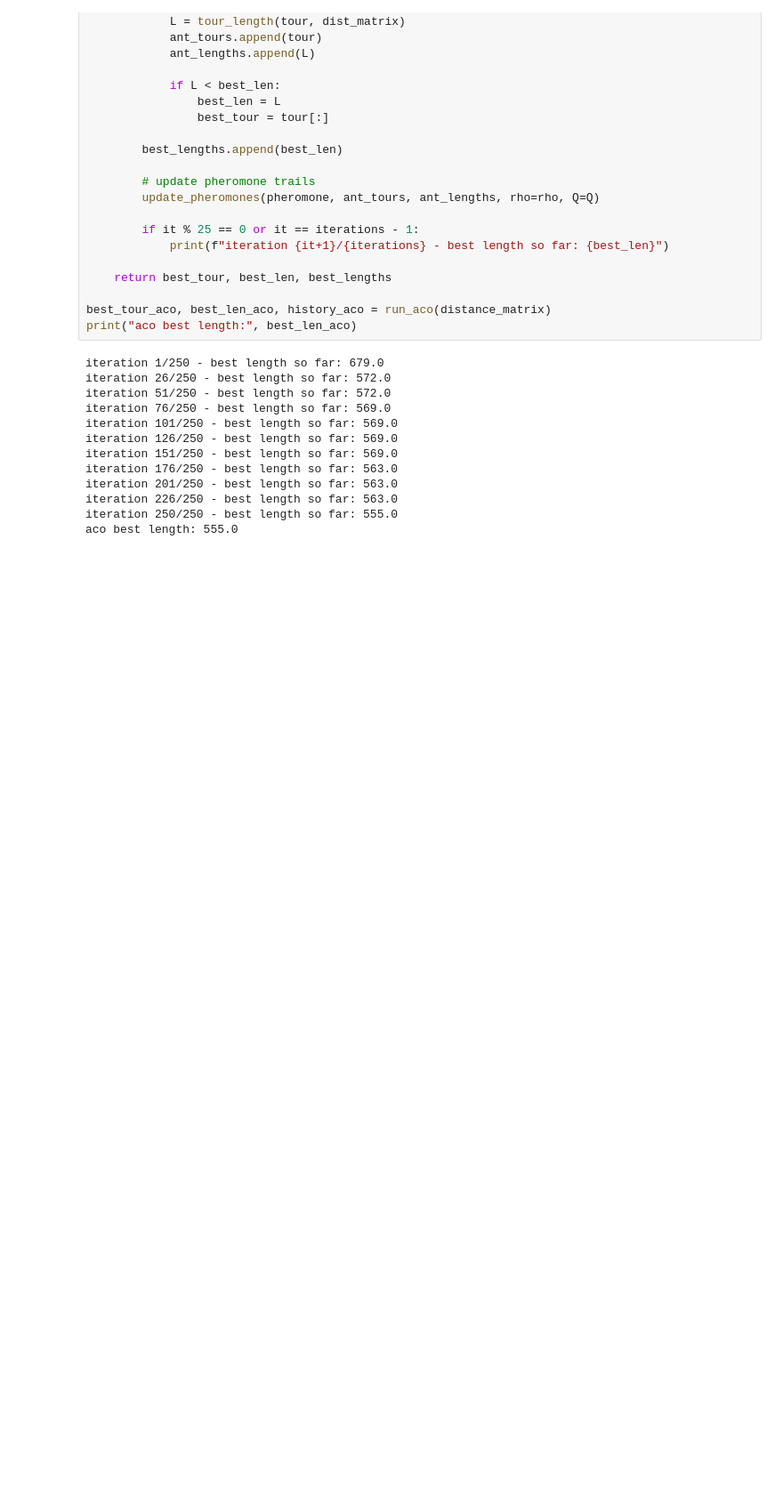
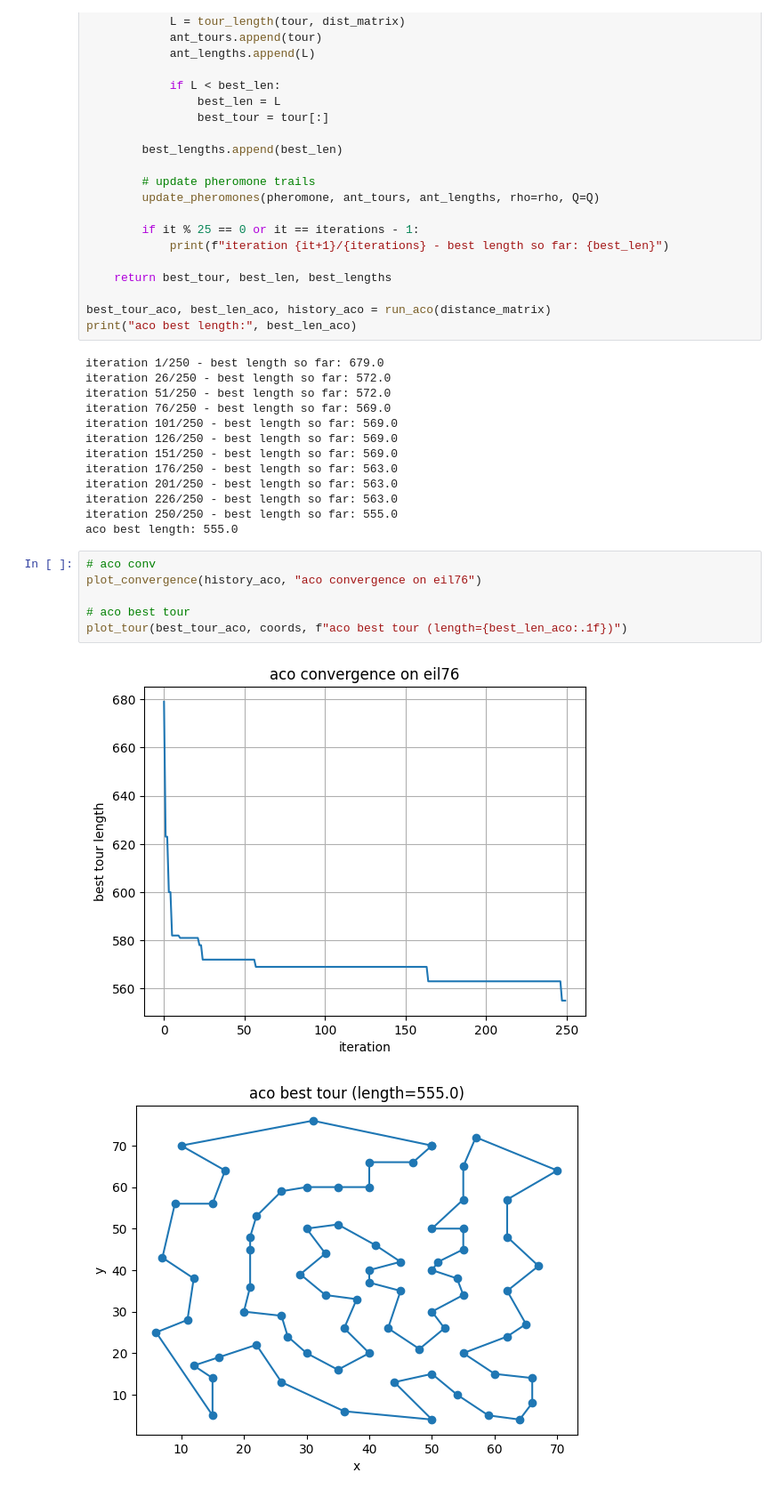
Before and after one commit to reyamm/Metaheuristic-Optimization-for-a-Real-World-Problem, a Jupyter notebook: Metaheuristic_Optimization_Proj.ipynb, the cells around one changed output. Shown at 89% size. Cells and saved outputs as stored; diff of their text form; blank space fills up the shorter version.

```diff
--- a/Metaheuristic_Optimization_Proj.ipynb
+++ b/Metaheuristic_Optimization_Proj.ipynb
@@ -466,4 +356,13 @@ iteration 201/250 - best length so far: 563.0
 iteration 226/250 - best length so far: 563.0
 iteration 250/250 - best length so far: 555.0
 aco best length: 555.0
+# %%
+# aco conv
+plot_convergence(history_aco, "aco convergence on eil76")
+
+# aco best tour
+plot_tour(best_tour_aco, coords, f"aco best tour (length={best_len_aco:.1f})")
+# %% [output]
+[figure, added]
+[figure, added]
 # %%
```
Also changed, not shown: parts of 15 cells of this notebook.
